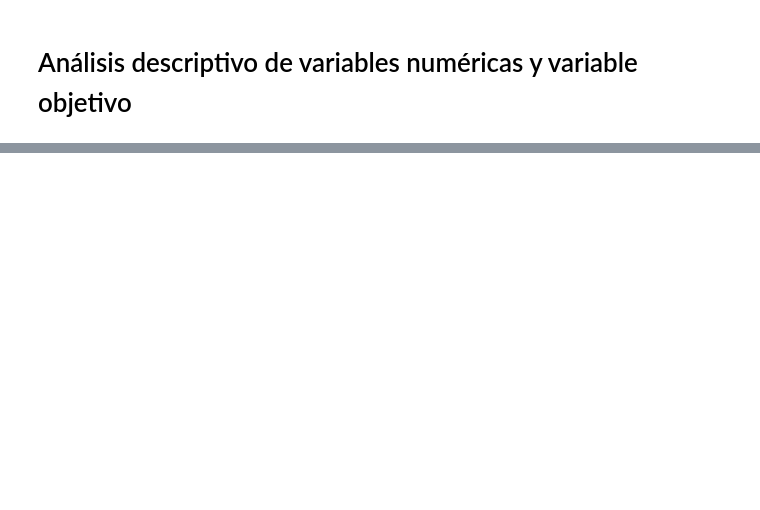
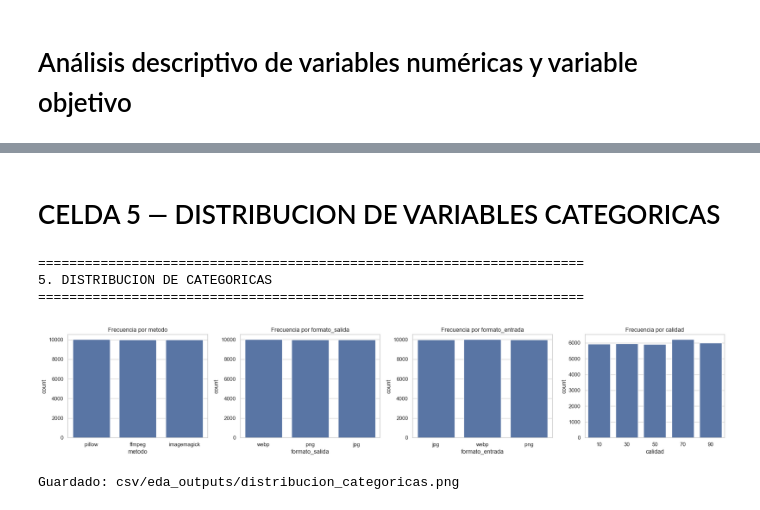
Before and after one commit to Santiago2004tt/Trabajo_Grado, a Jupyter notebook: limpiar_dataset.ipynb, the cells around one changed output, grey strips where cells are left out. Saved outputs shown, nothing was run; the diff lists cells and outputs as text; code cells hidden in the pictures; blank space fills up the shorter version.

```diff
--- a/limpiar_dataset.ipynb
+++ b/limpiar_dataset.ipynb
@@ -1253,0 +244,25 @@ Sin infinitos:            True
+# %% [markdown]
+# CELDA 5 — DISTRIBUCION DE VARIABLES CATEGORICAS
+# %%
+print("=" * 70)
+print("5. DISTRIBUCION DE CATEGORICAS")
+print("=" * 70)
+fig, axes = plt.subplots(1, 4, figsize=(20, 4))
+sns.countplot(data=df, x="metodo", ax=axes[0])
+axes[0].set_title("Frecuencia por metodo")
+sns.countplot(data=df, x="formato_salida", ax=axes[1])
+axes[1].set_title("Frecuencia por formato_salida")
+sns.countplot(data=df, x="formato_entrada", ax=axes[2])
+axes[2].set_title("Frecuencia por formato_entrada")
+sns.countplot(data=df, x="calidad", ax=axes[3])
+axes[3].set_title("Frecuencia por calidad")
+plt.tight_layout()
+plt.savefig(f"{OUT_DIR}/distribucion_categoricas.png", dpi=150)
+plt.show()
+print(f"Guardado: {OUT_DIR}/distribucion_categoricas.png")
+# %% [output]
+======================================================================
+5. DISTRIBUCION DE CATEGORICAS
+======================================================================
+[figure, added]
+Guardado: csv/eda_outputs/distribucion_categoricas.png
```
Also changed, not shown: parts of 89 cells of this notebook.
